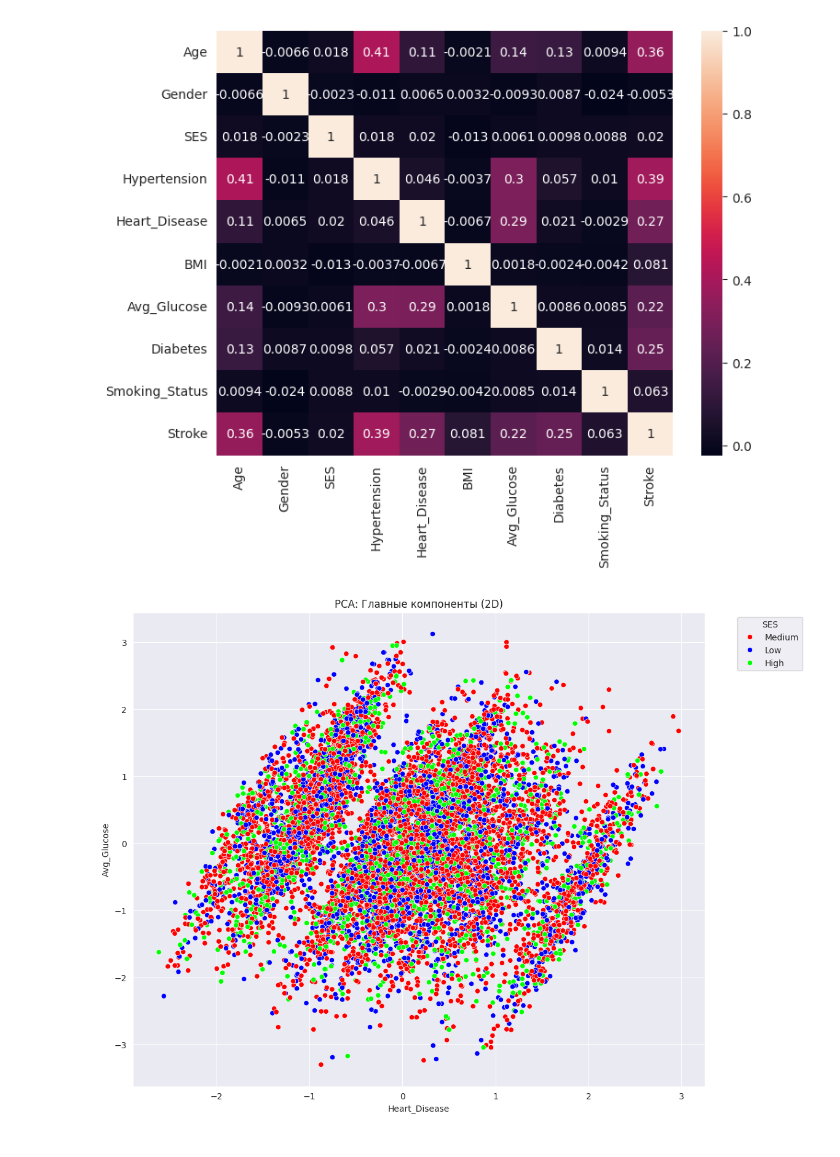
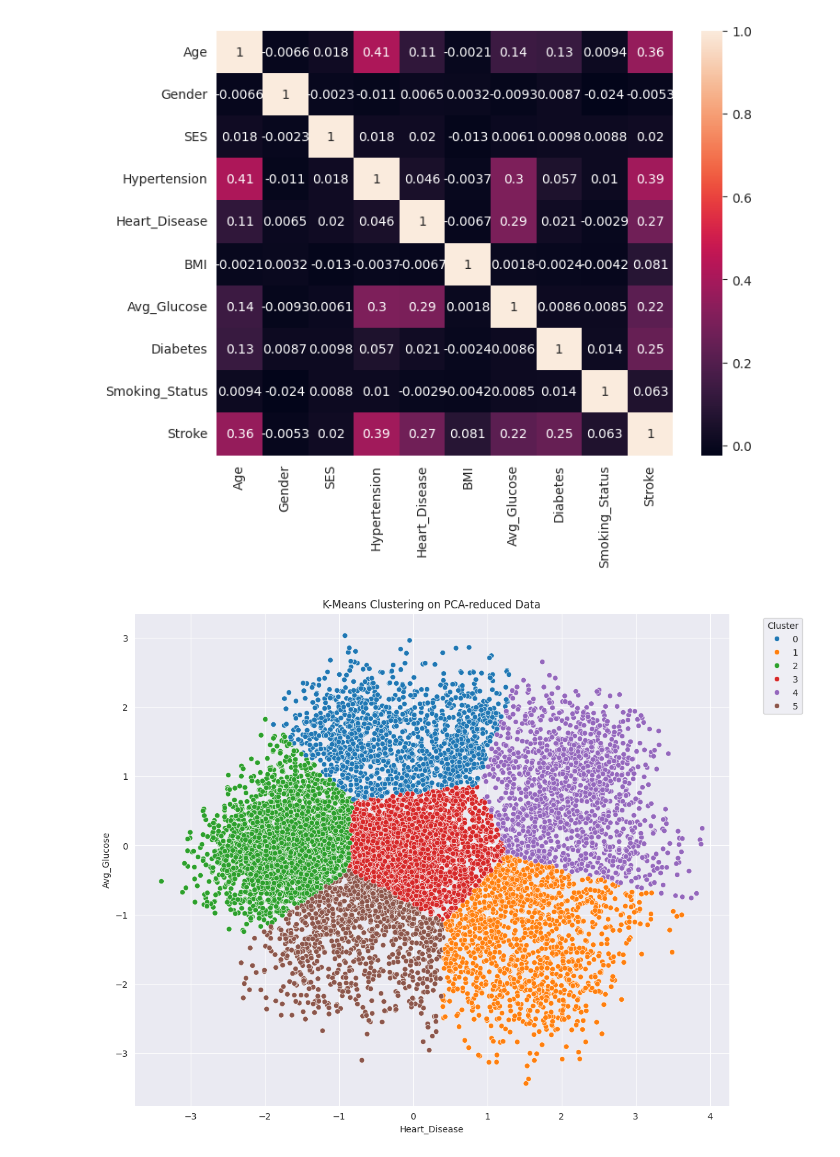
Before and after one commit to borisov-artem1/NeuroSystem, a Jupyter notebook: src/data_anal.ipynb, the cells around one changed output. Saved outputs shown, nothing was run; the diff lists cells and outputs as text; code cells hidden in the pictures.

```diff
--- a/src/data_anal.ipynb
+++ b/src/data_anal.ipynb
@@ -147,18 +147,38 @@ plt.show()
 # %% [output]
 [figure]
 # %%
-kmeans = KMeans(n_clusters=3, random_state=42)
-df["Cluster"] = kmeans.fit_predict(df)
-pca = PCA().fit_transform(df)
-pcaDf = pd.DataFrame(data=pca, columns=df.columns)
-custom_palette = ["#FF0000", "#0000FF", "#00FF00"]
-plt.figure(figsize=(12,10))
-pcaDf["SES"] = dfCopy["SES"]
-sns.scatterplot(x=pcaDf["Avg_Glucose"], y=pcaDf["BMI"], hue=pcaDf["SES"], data=pcaDf, palette=custom_palette)
-plt.legend(title="SES", bbox_to_anchor=(1.05, 1), loc="upper left")
+# kmeans = KMeans(n_clusters=3, random_state=42)
+# df["Cluster"] = kmeans.fit_predict(df)
+# pca = PCA().fit_transform(df)
+# pcaDf = pd.DataFrame(data=pca, columns=df.columns)
+# custom_palette = ["#FF0000", "#0000FF", "#00FF00"]
+# plt.figure(figsize=(12,10))
+# pcaDf["SES"] = dfCopy["SES"]
+# sns.scatterplot(x=pcaDf["Avg_Glucose"], y=pcaDf["BMI"], hue=pcaDf["SES"], data=pcaDf, palette=custom_palette)
+# plt.legend(title="SES", bbox_to_anchor=(1.05, 1), loc="upper left")
+# plt.xlabel("Heart_Disease")
+# plt.ylabel("Avg_Glucose")
+# plt.title("PCA: Главные компоненты (2D)")
+# plt.show()
+#custom_palette = ["#FF0000", "#0000FF", "#00FF00", "#FFA500", "#800080"]
+pca = PCA(n_components=2).fit_transform(df)
+
+kmeans = KMeans(n_clusters=6, random_state=42)
+clusters = kmeans.fit_predict(pca)
+
+pcaDf = pd.DataFrame(data = pca, columns = ["PCA5", "PCA7"])
+pcaDf["cluster"] = clusters
+plt.figure(figsize=(12, 10))
+sns.scatterplot(
+    x=pcaDf["PCA5"], y=pcaDf["PCA7"],
+    hue=pcaDf["cluster"], palette="tab10"
+)
+
+
+plt.legend(title="Cluster", bbox_to_anchor=(1.05, 1), loc="upper left")
 plt.xlabel("Heart_Disease")
 plt.ylabel("Avg_Glucose")
-plt.title("PCA: Главные компоненты (2D)")
+plt.title("K-Means Clustering on PCA-reduced Data")
 plt.show()
 # %% [output]
-[figure, old version]
+[figure, new version]
```
Also changed, not shown: parts of 4 cells of this notebook.
